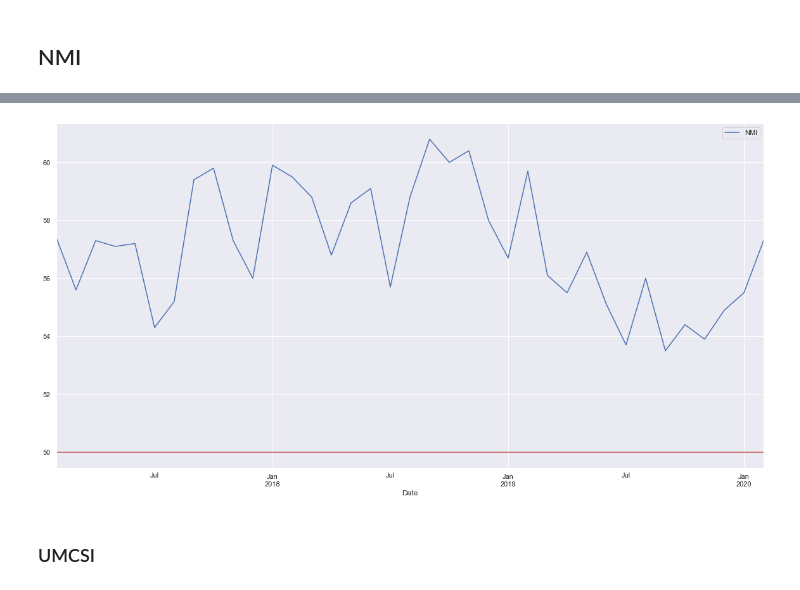
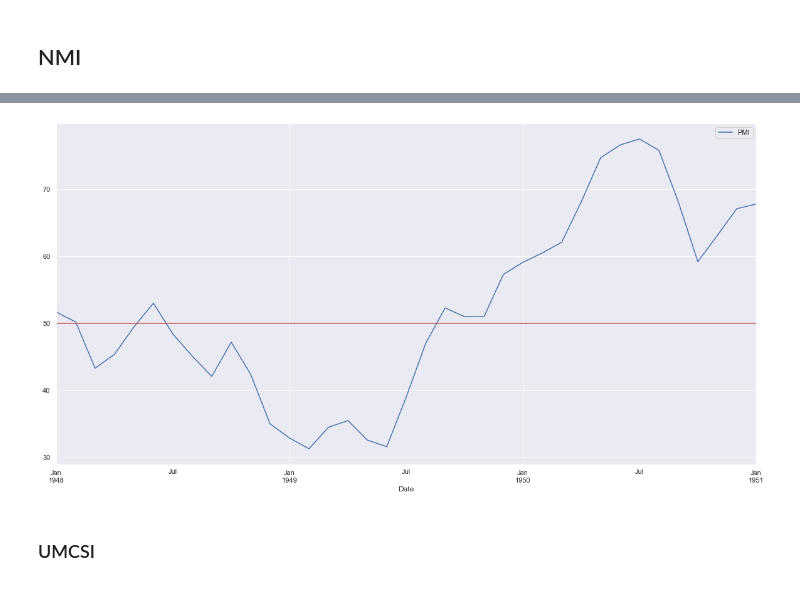
Before and after one commit to thomask18/Finance, a Jupyter notebook: Portfolio Management Notebook.ipynb, the cells around one changed output, grey strips where cells are left out. Cells and saved outputs as stored; diff of their text form; code cells hidden in the pictures.

```diff
--- a/Portfolio Management Notebook.ipynb
+++ b/Portfolio Management Notebook.ipynb
@@ -32,9 +32,9 @@ Short_Denominator = "BAC"
 # %% [markdown]
 ### PMI
 # %%
-df_PMI = quandl.get("ISM/MAN_PMI", authtoken="InsertYourTokenHere")
+df_PMI = quandl.get("ISM/MAN_PMI", authtoken="kFwyRwmqZyPsHBzdpNov")
 df_PMI.rename(columns={'VALUE': "PMI"}, inplace=True)
+df_PMI = df_PMI[::-1]
 df_PMI = df_PMI[-num_months:]
-df_PMI.plot(figsize=(20, 10))
-plt.axhline(50, color="r");
+df_PMI.head()
 # %% [output]
@@ -44,11 +69,8 @@ plt.axhline(50, color="r");
 # %%
-df_PMI = quandl.get("ISM/NONMAN_NMI", authtoken="InsertYourTokenHere")
-df_PMI.rename(columns={'Index': "NMI"}, inplace=True)
-df_PMI = df_PMI[-num_months:]
 df_PMI.plot(figsize=(20, 10))
 plt.axhline(50, color="r");
 # %% [output]
-[figure, old version]
+[figure, new version]
 # %% [markdown]
 ### UMCSI
 # %%
```
Also changed, not shown: parts of 35 cells of this notebook.
